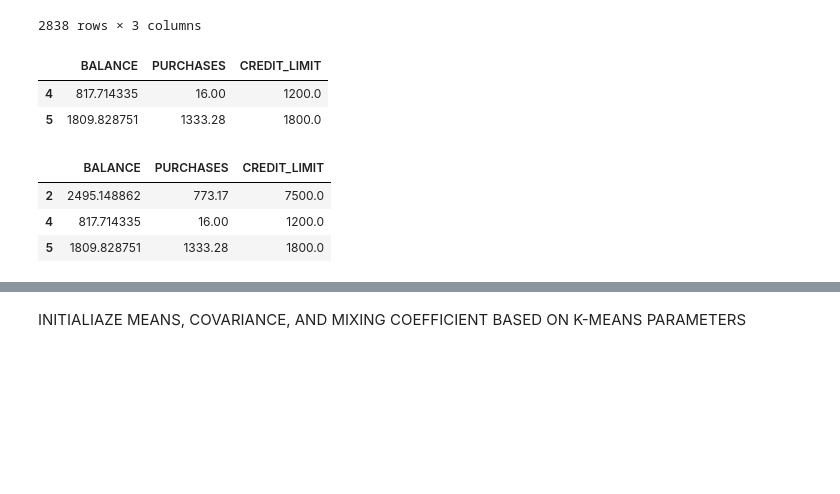
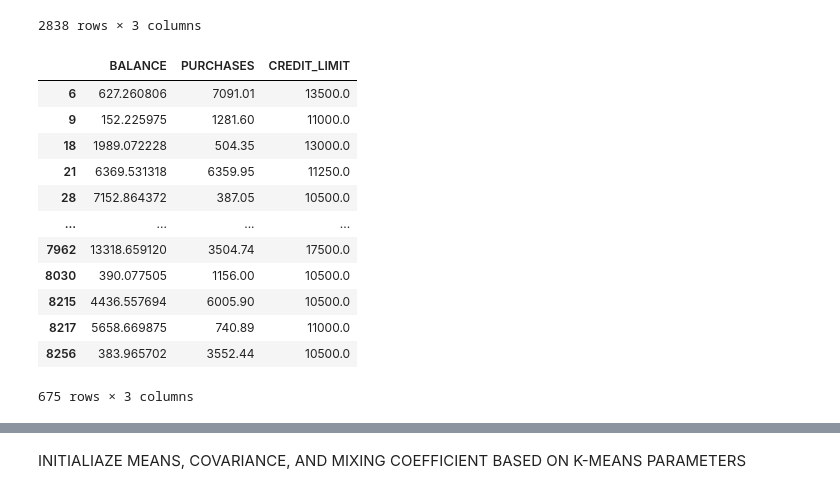
Before and after one commit to kmnvz-mayvez/quiz-machine-learning, a Jupyter notebook: GMM.ipynb, the cells around one changed output, grey strips where cells are left out. Drawn from its saved outputs; the diff is of its cells as text; code cells hidden in the pictures; blank space fills up the shorter version.

```diff
--- a/GMM.ipynb
+++ b/GMM.ipynb
@@ -101,16 +101,19 @@ data[data["CREDIT_LIMIT"] > 5000]
 | 8857 | 2330.222764 | 1320.00 | 10000.0 |
 | 8941 | 5967.475270 | 214.55 | 9000.0 |
 2838 rows × 3 columns
-# %%
-data.iloc[3:5]
-# %% [output]
-|  | BALANCE | PURCHASES | CREDIT_LIMIT |
-| 4 | 817.714335 | 16.00 | 1200.0 |
-| 5 | 1809.828751 | 1333.28 | 1800.0 |
-# %%
-data.iloc[2:5]
-# %% [output]
-|  | BALANCE | PURCHASES | CREDIT_LIMIT |
-| 2 | 2495.148862 | 773.17 | 7500.0 |
-| 4 | 817.714335 | 16.00 | 1200.0 |
-| 5 | 1809.828751 | 1333.28 | 1800.0 |
+# %%
+data[data["CREDIT_LIMIT"] > 10000]
+# %% [output]
+|  | BALANCE | PURCHASES | CREDIT_LIMIT |
+| 6 | 627.260806 | 7091.01 | 13500.0 |
+| 9 | 152.225975 | 1281.60 | 11000.0 |
+| 18 | 1989.072228 | 504.35 | 13000.0 |
+| 21 | 6369.531318 | 6359.95 | 11250.0 |
+| 28 | 7152.864372 | 387.05 | 10500.0 |
+| ... | ... | ... | ... |
+| 7962 | 13318.659120 | 3504.74 | 17500.0 |
+| 8030 | 390.077505 | 1156.00 | 10500.0 |
+| 8215 | 4436.557694 | 6005.90 | 10500.0 |
+| 8217 | 5658.669875 | 740.89 | 11000.0 |
+| 8256 | 383.965702 | 3552.44 | 10500.0 |
+675 rows × 3 columns
```
Also changed, not shown: parts of 3 cells of this notebook.
